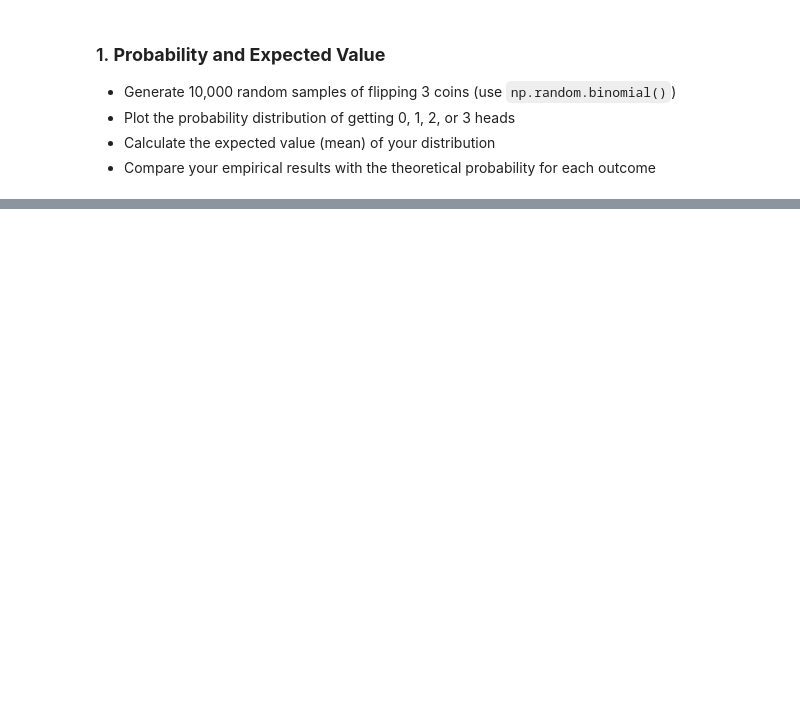
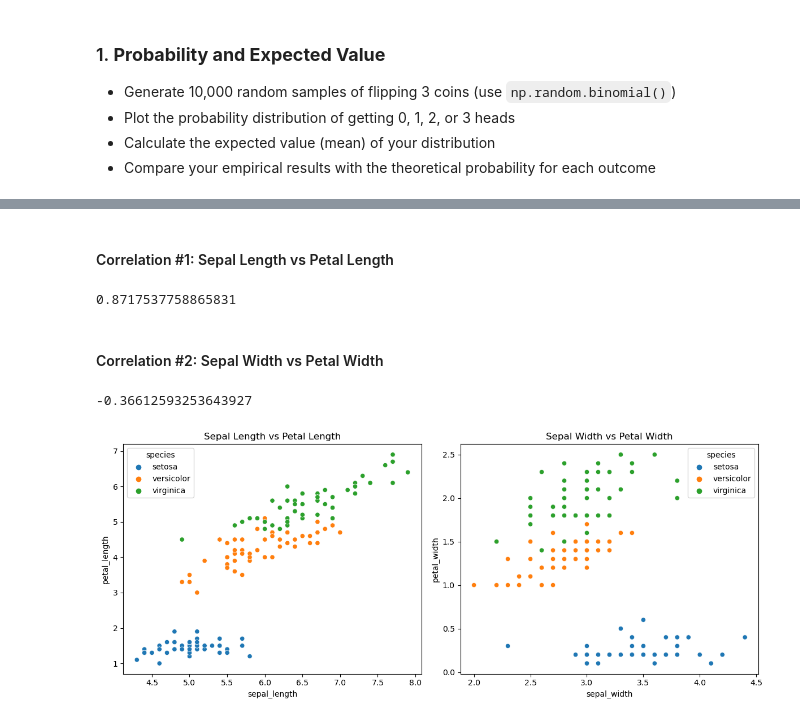
Before and after one commit to spideyeng/5m-data-3.1-probability-statistics, a Jupyter notebook: notebooks/3.1 Assignment for Probability and Statistics for ML.ipynb, the cells around one changed output, grey strips where cells are left out. Cells and saved outputs as stored; diff of their text form; code cells hidden in the pictures; blank space fills up the shorter version.

```diff
--- a/notebooks/3.1 Assignment for Probability and Statistics for ML.ipynb
+++ b/notebooks/3.1 Assignment for Probability and Statistics for ML.ipynb
@@ -29,0 +270,6 @@ Author: Derek ENG
+# %%
+import seaborn as sns
+import pandas as pd
+
+iris = sns.load_dataset("iris")
+iris.head()
@@ -29,0 +283,28 @@ Author: Derek ENG
+# %% [markdown]
+#### Correlation #1: Sepal Length vs Petal Length
+# %%
+iris["sepal_length"].corr(iris["petal_length"])
+# %% [output]
+0.8717537758865831
+# %% [markdown]
+#### Correlation #2: Sepal Width vs Petal Width
+# %%
+iris["sepal_width"].corr(iris["petal_width"])
+# %% [output]
+-0.36612593253643927
+# %%
+import seaborn as sns
+import matplotlib.pyplot as plt
+
+fig, axes = plt.subplots(1, 2, figsize=(12, 5))
+
+sns.scatterplot(data=iris, x="sepal_length", y="petal_length", hue="species", ax=axes[0])
+axes[0].set_title("Sepal Length vs Petal Length")
+
+sns.scatterplot(data=iris, x="sepal_width", y="petal_width", hue="species", ax=axes[1])
+axes[1].set_title("Sepal Width vs Petal Width")
+
+plt.tight_layout()
+plt.show()
+# %% [output]
+[figure, added]
```
Also changed, not shown: parts of 29 cells of this notebook.
